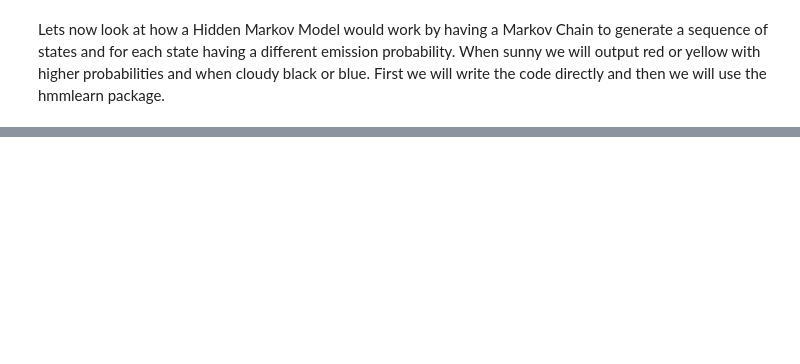
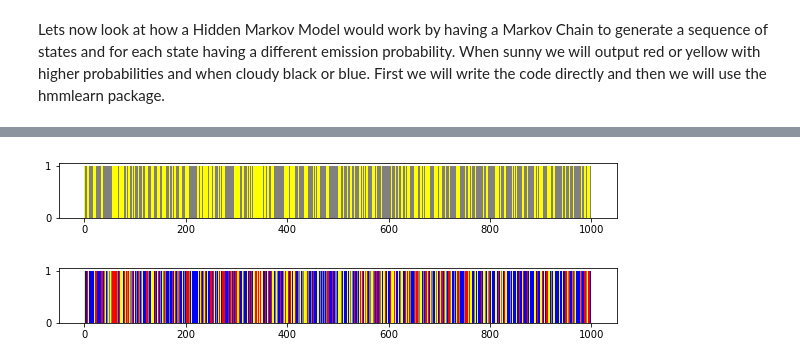
Before and after one commit to davidsjohnson/SENG474, a Jupyter notebook: Markov Chains and Hidden Markov Models.ipynb, the cells around one changed output, grey strips where cells are left out. Cells and saved outputs as stored; diff of their text form; code cells hidden in the pictures; blank space fills up the shorter version.

```diff
--- a/Markov Chains and Hidden Markov Models.ipynb
+++ b/Markov Chains and Hidden Markov Models.ipynb
@@ -191,0 +193,19 @@ plot_weather_samples(samples, state2color)
+# %%
+X, Z = model.sample(1000)
+state2color = {}
+state2color[0] = 'yellow'
+state2color[1] = 'grey'
+plot_weather_samples(Z, state2color)
+
+samples = [item for sublist in X for item in sublist]
+state2color = {}
+state2color[0] = 'yellow'
+state2color[1] = 'red'
+state2color[2] = 'blue'
+state2color[3] = 'grey'
+plot_weather_samples(samples, state2color)
+
+estimated_model = hmm.MultinomialHMM(n_components=2, n_iter=10000).fit(X)
+# %% [output]
+[figure, added]
+[figure, added]
```
Also changed, not shown: parts of 10 cells of this notebook, 2 other files.
